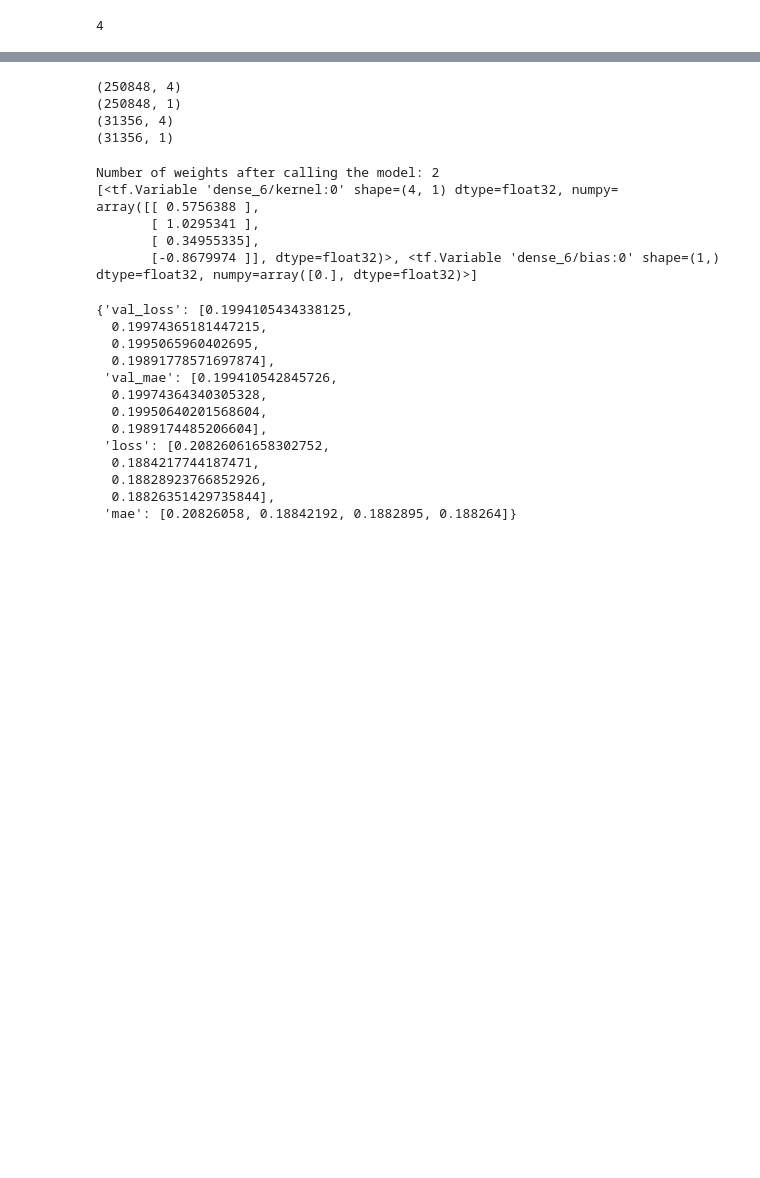
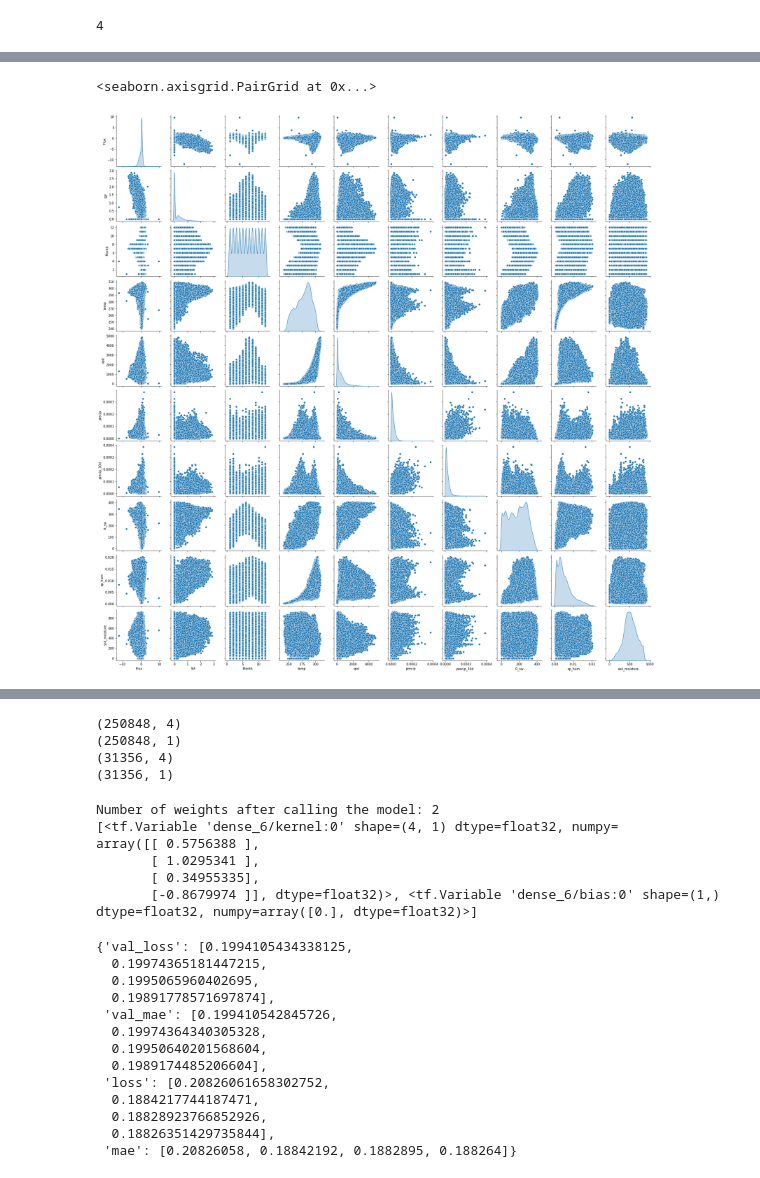
Before and after one commit to ypshiga/Neural_tutorial, a Jupyter notebook: NN_sandbox.ipynb, the cells around one changed output, grey strips where cells are left out. Cells and saved outputs as stored; diff of their text form; code cells hidden in the pictures; blank space fills up the shorter version.

```diff
--- a/NN_sandbox.ipynb
+++ b/NN_sandbox.ipynb
@@ -418,7 +440,7 @@ fig.colorbar(a4,ax=ax4)
 # X_full = np.concatenate((X2,sif_var,nirv_var,lon_var_all,lat_var_all,month_vec),axis=1)
 X_pars = np.concatenate((X2[:,3:6],month_vec),axis=1) # radiation, vpd, temp, 30d precip
 X_narr = np.concatenate((X2,month_vec),axis=1) # All NARR
-X_narr_sif = np.concatenate((X2,sif_var2A,month_vec),axis=1) # ALL NARR plus sif
+X_narr_sif = np.concatenate((X2,sif_varR,month_vec),axis=1) # ALL NARR plus sif
 
 
 X_full = X_pars
@@ -427,0 +460,5 @@ print(X_full.shape[1])
+# %%
+sns.pairplot(train_dataset[['Flux', 'SIF', 'Month', 'temp','vpd','precip','precip_30d','R_sw','sp_hum','soil_moisture']], diag_kind='kde')
+# %% [output]
+<seaborn.axisgrid.PairGrid at 0x...>
+[figure, added]
```
Also changed, not shown: parts of 9 cells of this notebook.
